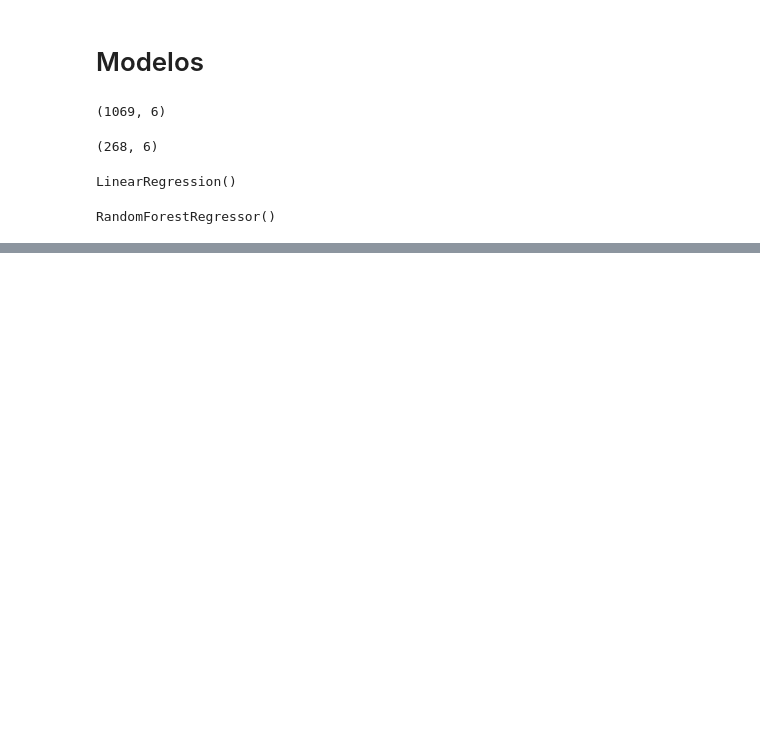
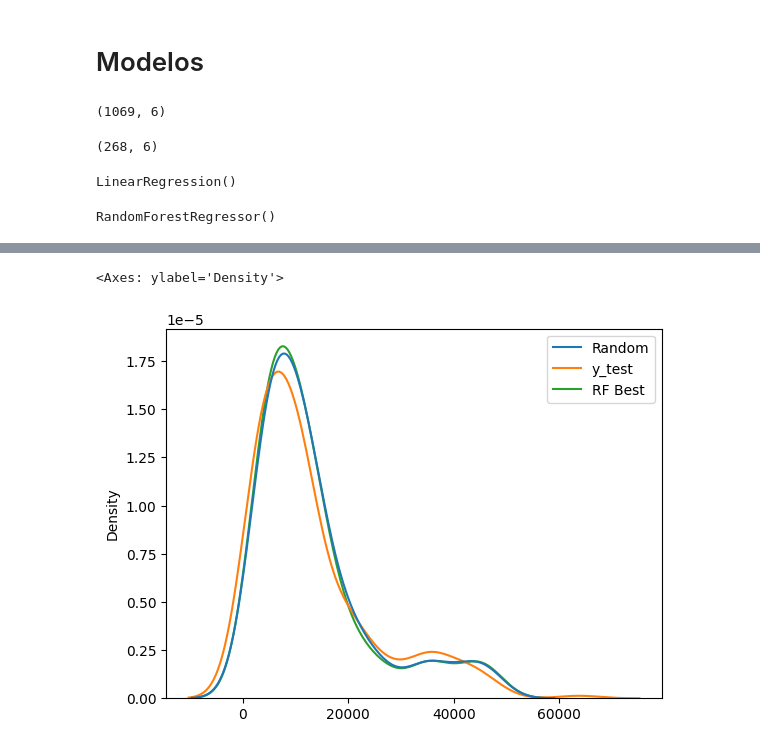
Before and after one commit to tonimartibarbera/Exercicis_Curs_Intro_analisi_de_dades_Python, a Jupyter notebook: 6a 7a i 8a sessió_Machine_Learning.ipynb, the cells around one changed output, grey strips where cells are left out. Drawn from its saved outputs; the diff is of its cells as text; code cells hidden in the pictures; blank space fills up the shorter version.

```diff
--- a/6a 7a i 8a sessió_Machine_Learning.ipynb
+++ b/6a 7a i 8a sessió_Machine_Learning.ipynb
@@ -437,0 +632,14 @@ Calculo MSE i R^2
+# %%
+#Vamos ahora con Random Forest
+rf_params = {'bootstrap': [True, False],
+  'criterion': ['squared_error', 'absolurte_error','friedman_mse','poisson'],
+ 'max_depth': [None,5, 30, 100, 200],
+ 'max_features': [1.0, 'sqrt', 'log2', None],
+ 'min_samples_leaf': [1, 2],
+ 'min_samples_split': [2, 3, 4],
+ 'n_estimators': [0, 10, 40, 70, 100],
+ 'warm_start': [False, True]
+
+}
+rf_random= RandomizedSearchCV(RandomForestRegressor(), rf_params)
+rf_random.fit(X_train,y_train)
@@ -437,0 +710,12 @@ Calculo MSE i R^2
+# %%
+# El mejor estimador será el modelo que estima con los mejores parámetros
+# El el regresor lineal son iguales.
+# Para el random forest son distintos, los por params por defecto y los mejores
+rf_best = rf_random.best_estimator_
+# %%
+#Hacemos las predicciones con el mejor modelo
+y_pred_rf_best = rf_best.predict(X_test)
+# %%
+# Añadimos las predicciones de este modelo para poder comparar
+df_y['RF Best'] = y_pred_rf_best
+df_y
@@ -437,0 +736,7 @@ Calculo MSE i R^2
+# %%
+# Para mejorar la visualización eliminamos Redes y Vectores
+# Aparentemente parece que el RF Best no mejora
+sns.kdeplot(df_y[['Random','y_test','RF Best']])
+# %% [output]
+<Axes: ylabel='Density'>
+[figure, added]
```
Also changed, not shown: parts of 32 cells of this notebook.
